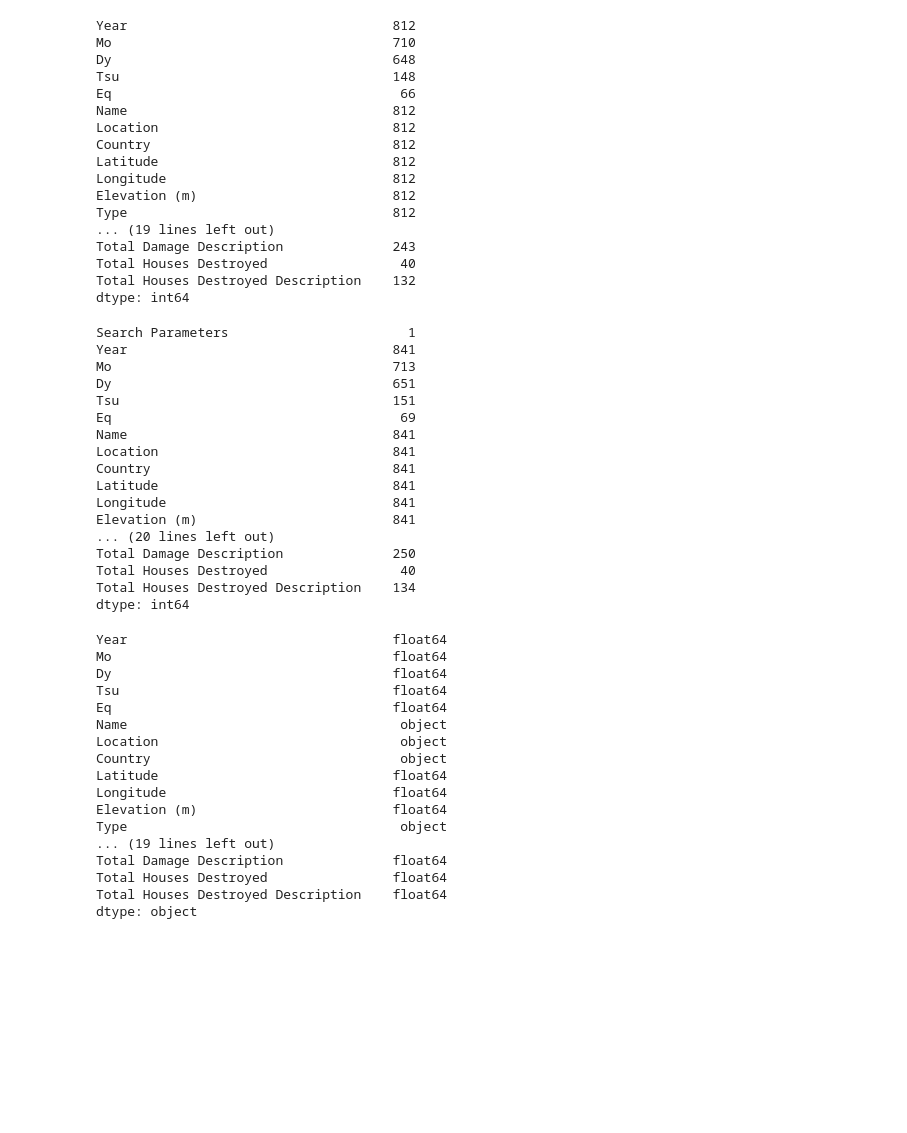
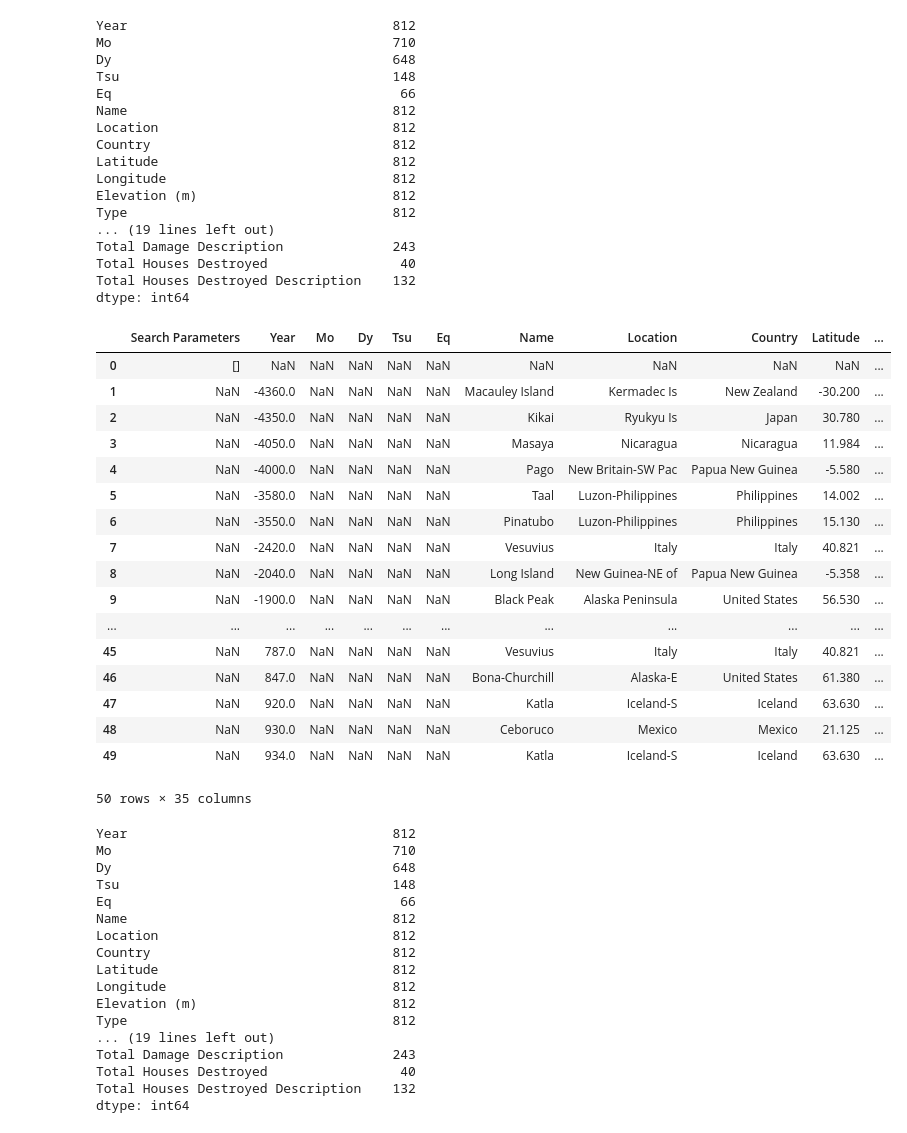
Before and after one commit to ander1908/Project_3_Volcanoes, a Jupyter notebook: Data/Untitled.ipynb, the cells around one changed output. Cells and saved outputs as stored; diff of their text form; code cells hidden in the pictures; blank space fills up the shorter version.

```diff
--- a/Data/Untitled.ipynb
+++ b/Data/Untitled.ipynb
@@ -33,41 +33,43 @@ dtype: int64
 # %%
 #This file was downloaded as a tsv from NOAA
 volcano_2 = pd.read_csv("../Resources/volcano-events.tsv", sep='\t')
+volcano_2.head(50)
 # %% [output]
+|  | Search Parameters | Year | Mo | Dy | Tsu | Eq | Name | Location | Country | Latitude | ... |
+| 0 | [] | NaN | NaN | NaN | NaN | NaN | NaN | NaN | NaN | NaN | ... |
+| 1 | NaN | -4360.0 | NaN | NaN | NaN | NaN | Macauley Island | Kermadec Is | New Zealand | -30.200 | ... |
+| 2 | NaN | -4350.0 | NaN | NaN | NaN | NaN | Kikai | Ryukyu Is | Japan | 30.780 | ... |
+| 3 | NaN | -4050.0 | NaN | NaN | NaN | NaN | Masaya | Nicaragua | Nicaragua | 11.984 | ... |
+| 4 | NaN | -4000.0 | NaN | NaN | NaN | NaN | Pago | New Britain-SW Pac | Papua New Guinea | -5.580 | ... |
+| 5 | NaN | -3580.0 | NaN | NaN | NaN | NaN | Taal | Luzon-Philippines | Philippines | 14.002 | ... |
+| 6 | NaN | -3550.0 | NaN | NaN | NaN | NaN | Pinatubo | Luzon-Philippines | Philippines | 15.130 | ... |
+| 7 | NaN | -2420.0 | NaN | NaN | NaN | NaN | Vesuvius | Italy | Italy | 40.821 | ... |
+| 8 | NaN | -2040.0 | NaN | NaN | NaN | NaN | Long Island | New Guinea-NE of | Papua New Guinea | -5.358 | ... |
+| 9 | NaN | -1900.0 | NaN | NaN | NaN | NaN | Black Peak | Alaska Peninsula | United States | 56.530 | ... |
+| ... | ... | ... | ... | ... | ... | ... | ... | ... | ... | ... | ... |
+| 45 | NaN | 787.0 | NaN | NaN | NaN | NaN | Vesuvius | Italy | Italy | 40.821 | ... |
+| 46 | NaN | 847.0 | NaN | NaN | NaN | NaN | Bona-Churchill | Alaska-E | United States | 61.380 | ... |
+| 47 | NaN | 920.0 | NaN | NaN | NaN | NaN | Katla | Iceland-S | Iceland | 63.630 | ... |
+| 48 | NaN | 930.0 | NaN | NaN | NaN | NaN | Ceboruco | Mexico | Mexico | 21.125 | ... |
+| 49 | NaN | 934.0 | NaN | NaN | NaN | NaN | Katla | Iceland-S | Iceland | 63.630 | ... |
-Search Parameters                       1
-Year                                  841
-Mo                                    713
-Dy                                    651
-Tsu                                   151
-Eq                                     69
-Name                                  841
-Location                              841
-Country                               841
-Latitude                              841
-Longitude                             841
-Elevation (m)                         841
-... (20 lines left out)
-Total Damage Description              250
-Total Houses Destroyed                 40
-Total Houses Destroyed Description    134
-dtype: int64
+50 rows × 35 columns
 # %%
-volcano_df.dtypes
+volcano_df.count()
 # %% [output]
-Year                                  float64
-Mo                                    float64
-Dy                                    float64
-Tsu                                   float64
-Eq                                    float64
-Name                                   object
-Location                               object
-Country                                object
-Latitude                              float64
-Longitude                             float64
-Elevation (m)                         float64
-Type                                   object
+Year                                  812
+Mo                                    710
+Dy                                    648
+Tsu                                   148
+Eq                                     66
+Name                                  812
+Location                              812
+Country                               812
+Latitude                              812
+Longitude                             812
+Elevation (m)                         812
+Type                                  812
 ... (19 lines left out)
-Total Damage Description              float64
-Total Houses Destroyed                float64
-Total Houses Destroyed Description    float64
-dtype: object
+Total Damage Description              243
+Total Houses Destroyed                 40
+Total Houses Destroyed Description    132
+dtype: int64
```
Also changed, not shown: parts of 2 cells of this notebook, 12 other files.
